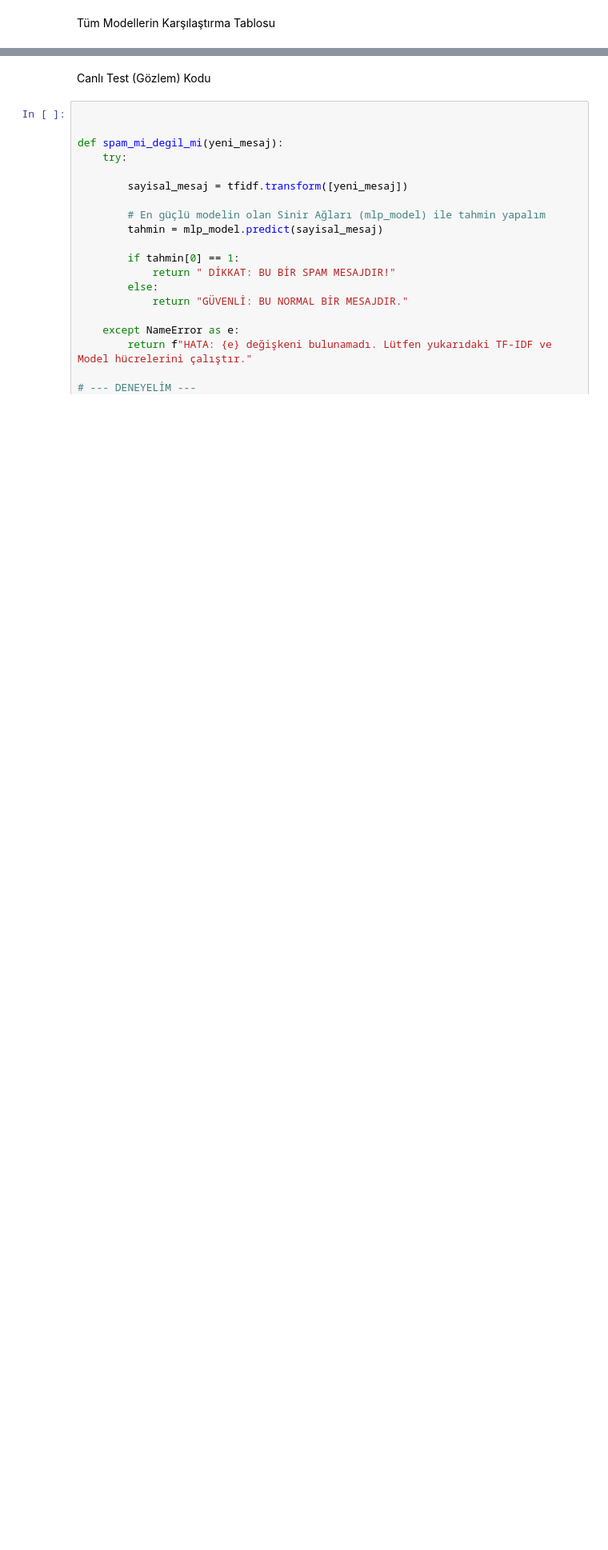
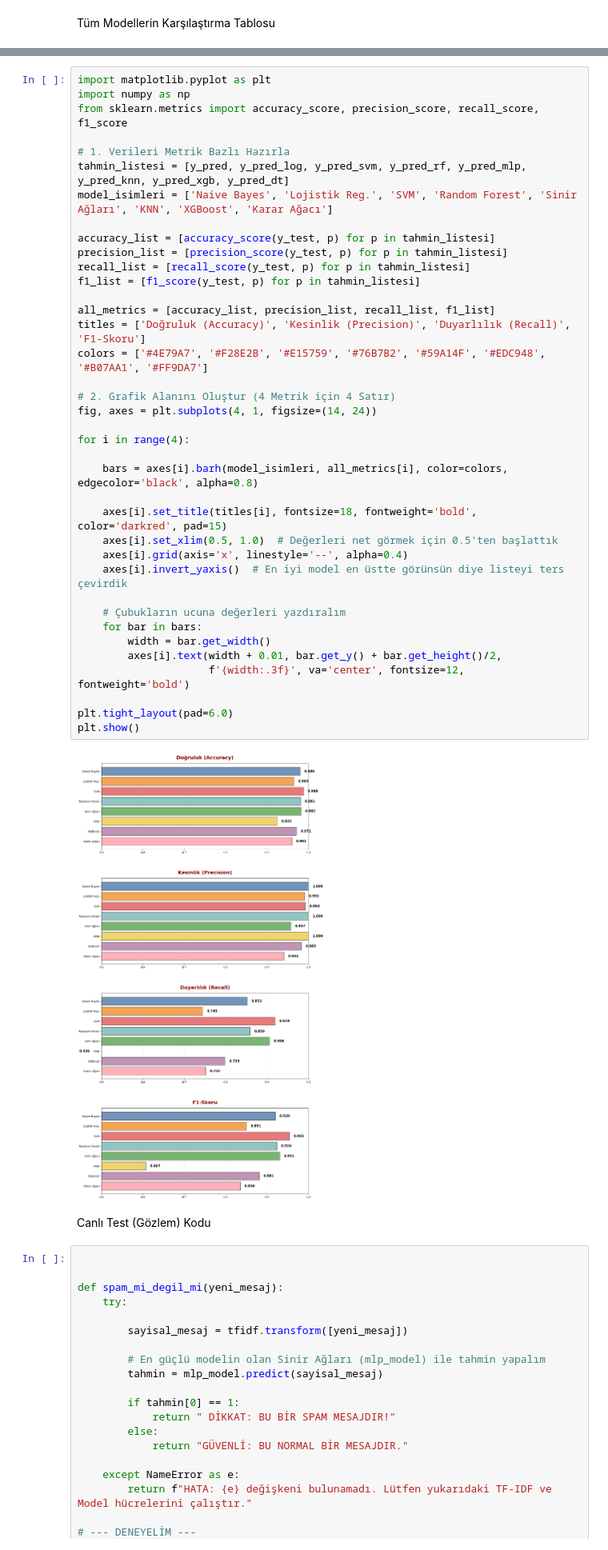
Before and after one commit to zeynepbykn/SMS_Spam_Tespiti_Proje, a Jupyter notebook: SMS_spam_veriBilimi_proje.ipynb, the cells around one changed output, grey strips where cells are left out. Shown at 80% size. Saved outputs shown, nothing was run; the diff lists cells and outputs as text; blank space fills up the shorter version.

```diff
--- a/SMS_spam_veriBilimi_proje.ipynb
+++ b/SMS_spam_veriBilimi_proje.ipynb
@@ -997,3 +904,43 @@ except NameError as e:
+# %%
+import matplotlib.pyplot as plt
+import numpy as np
+from sklearn.metrics import accuracy_score, precision_score, recall_score, f1_score
+
+# 1. Verileri Metrik Bazlı Hazırla
+tahmin_listesi = [y_pred, y_pred_log, y_pred_svm, y_pred_rf, y_pred_mlp, y_pred_knn, y_pred_xgb, y_pred_dt]
+model_isimleri = ['Naive Bayes', 'Lojistik Reg.', 'SVM', 'Random Forest', 'Sinir Ağları', 'KNN', 'XGBoost', 'Karar Ağacı']
+
+accuracy_list = [accuracy_score(y_test, p) for p in tahmin_listesi]
+precision_list = [precision_score(y_test, p) for p in tahmin_listesi]
+recall_list = [recall_score(y_test, p) for p in tahmin_listesi]
+f1_list = [f1_score(y_test, p) for p in tahmin_listesi]
+
+all_metrics = [accuracy_list, precision_list, recall_list, f1_list]
+titles = ['Doğruluk (Accuracy)', 'Kesinlik (Precision)', 'Duyarlılık (Recall)', 'F1-Skoru']
+colors = ['#4E79A7', '#F28E2B', '#E15759', '#76B7B2', '#59A14F', '#EDC948', '#B07AA1', '#FF9DA7']
+
+# 2. Grafik Alanını Oluştur (4 Metrik için 4 Satır)
+fig, axes = plt.subplots(4, 1, figsize=(14, 24))
+
+for i in range(4):
+
+    bars = axes[i].barh(model_isimleri, all_metrics[i], color=colors, edgecolor='black', alpha=0.8)
+
+    axes[i].set_title(titles[i], fontsize=18, fontweight='bold', color='darkred', pad=15)
+    axes[i].set_xlim(0.5, 1.0)  # Değerleri net görmek için 0.5'ten başlattık
+    axes[i].grid(axis='x', linestyle='--', alpha=0.4)
+    axes[i].invert_yaxis()  # En iyi model en üstte görünsün diye listeyi ters çevirdik
+
+    # Çubukların ucuna değerleri yazdıralım
+    for bar in bars:
+        width = bar.get_width()
+        axes[i].text(width + 0.01, bar.get_y() + bar.get_height()/2,
+                     f'{width:.3f}', va='center', fontsize=12, fontweight='bold')
+
+plt.tight_layout(pad=6.0)
+plt.show()
+# %% [output]
+[figure, added]
 # %% [markdown]
 Canlı Test (Gözlem) Kodu
 # %%
```
Also changed, not shown: parts of 22 cells of this notebook.
